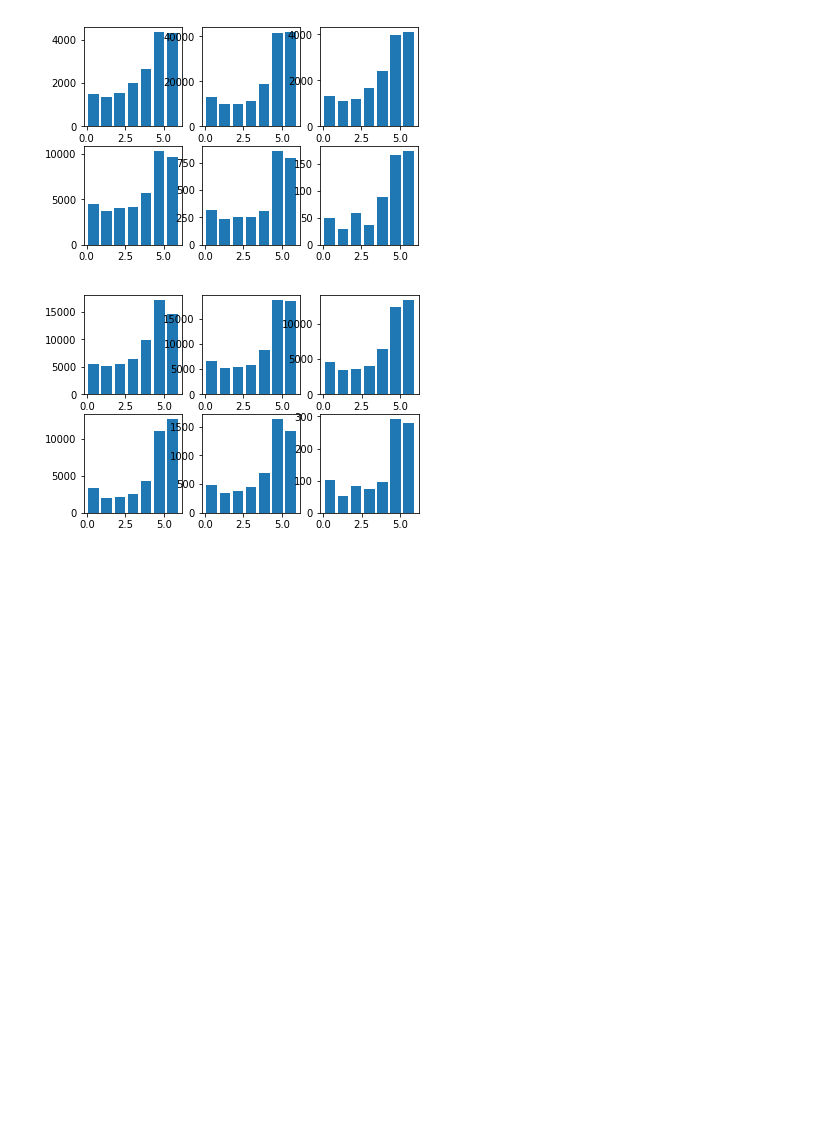
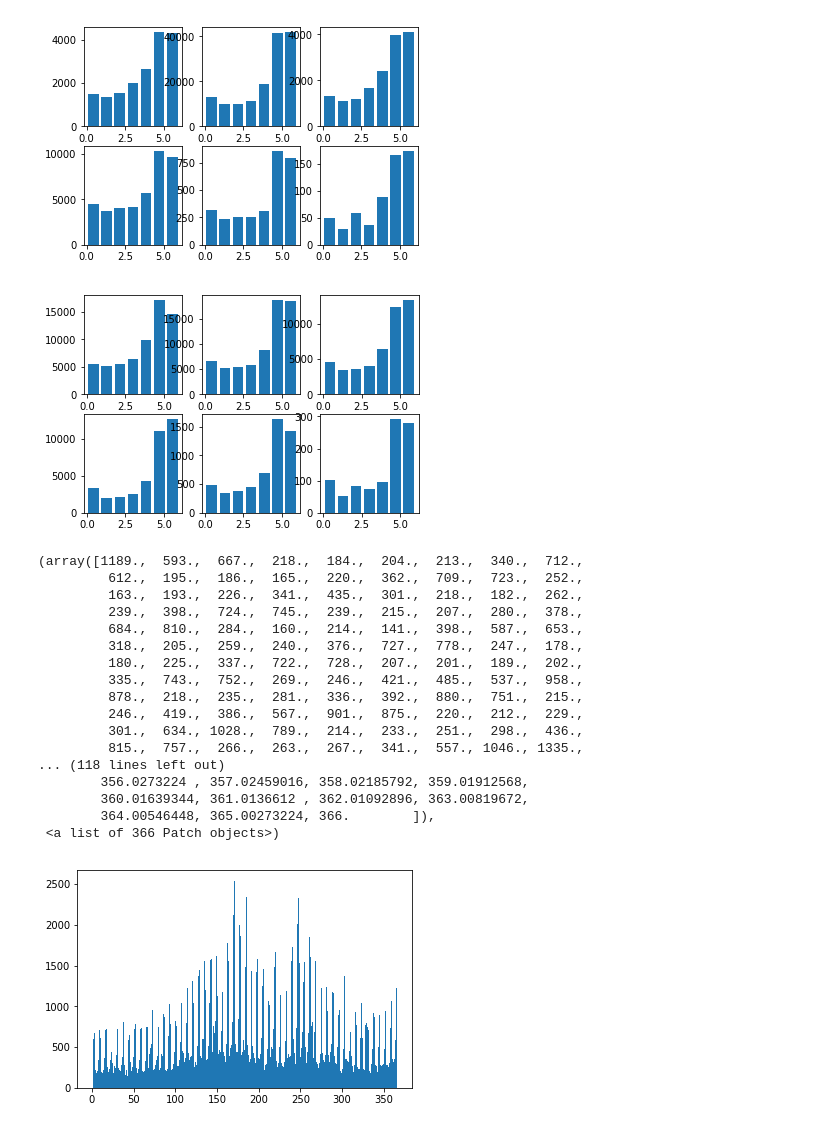
Before and after one commit to TrifectaIII/Data-Science-Final, a Jupyter notebook: DataScienceFinal.ipynb, the cells around one changed output. Drawn from its saved outputs; the diff is of its cells as text; code cells hidden in the pictures; blank space fills up the shorter version.

```diff
--- a/DataScienceFinal.ipynb
+++ b/DataScienceFinal.ipynb
@@ -143,6 +136,41 @@ brx = calldata.loc[calldata['Borough'] == 'BRONX']
 que = calldata.loc[calldata['Borough'] == 'QUEENS']
 sta = calldata.loc[calldata['Borough'] == 'STATEN ISLAND']
 uns = calldata.loc[calldata['Borough'] == 'Unspecified']
+# %%
+#Locations of parties over the year( by month, by day)
+
+def getYearDay(date):
+    day = getDay(date)
+    month = getMonth(date)
+    if month == 1:
+        yearday = day
+    elif month == 2:
+        yearday = 31 + day
+    elif month == 3:
+        yearday = 60 + day
+    elif month == 4:
+        yearday = 91 + day
+    elif month == 5:
+        yearday = 121 + day
+    elif month == 6:
+        yearday = 152 + day
+    elif month == 7:
+        yearday = 182 + day
+    elif month == 8:
+        yearday = 213 + day
+    elif month == 9:
+        yearday = 244 + day
+    elif month == 10:
+        yearday = 274 + day
+    elif month == 11:
+        yearday = 305 + day
+    elif month == 12:
+        yearday = 335 + day
+    return yearday
+
+created_series = calldata.iloc[:,0]
+yearday_series = created_series.apply(getYearDay)
+calldata = calldata.assign(YearDay=yearday_series.values)
 # %%
 calldata.info()
 calldata.head()
@@ -312,3 +346,24 @@ ax6.hist(uns['WeekdayInt'], bins = 7, rwidth = 0.8)
 plt.show()
 # %% [output]
 [figure]
+# %%
+plt.hist(calldata['YearDay'],366)
+# %% [output]
+(array([1189.,  593.,  667.,  218.,  184.,  204.,  213.,  340.,  712.,
+         612.,  195.,  186.,  165.,  220.,  362.,  709.,  723.,  252.,
+         163.,  193.,  226.,  341.,  435.,  301.,  218.,  182.,  262.,
+         239.,  398.,  724.,  745.,  239.,  215.,  207.,  280.,  378.,
+         684.,  810.,  284.,  160.,  214.,  141.,  398.,  587.,  653.,
+         318.,  205.,  259.,  240.,  376.,  727.,  778.,  247.,  178.,
+         180.,  225.,  337.,  722.,  728.,  207.,  201.,  189.,  202.,
+         335.,  743.,  752.,  269.,  246.,  421.,  485.,  537.,  958.,
+         878.,  218.,  235.,  281.,  336.,  392.,  880.,  751.,  215.,
+         246.,  419.,  386.,  567.,  901.,  875.,  220.,  212.,  229.,
+         301.,  634., 1028.,  789.,  214.,  233.,  251.,  298.,  436.,
+         815.,  757.,  266.,  263.,  267.,  341.,  557., 1046., 1335.,
+... (118 lines left out)
+        356.0273224 , 357.02459016, 358.02185792, 359.01912568,
+        360.01639344, 361.0136612 , 362.01092896, 363.00819672,
+        364.00546448, 365.00273224, 366.        ]),
+ <a list of 366 Patch objects>)
+[figure, added]
```
Also changed, not shown: parts of 11 cells of this notebook.
